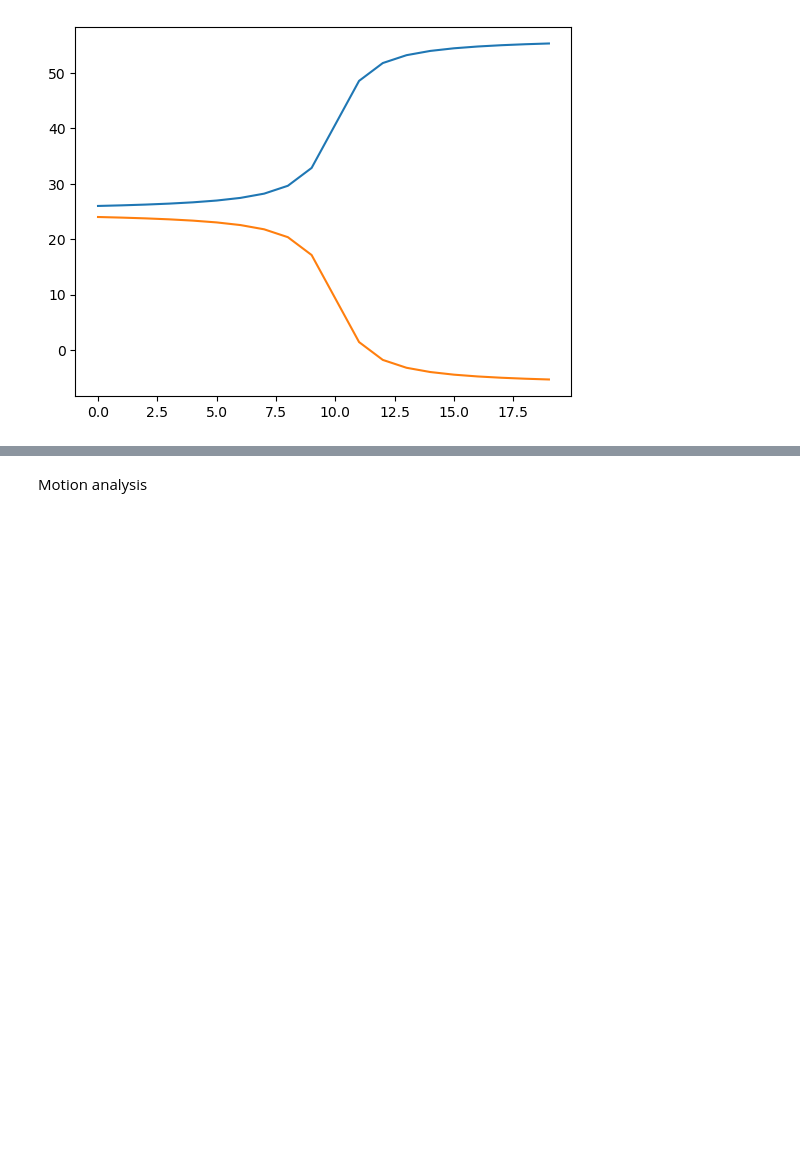
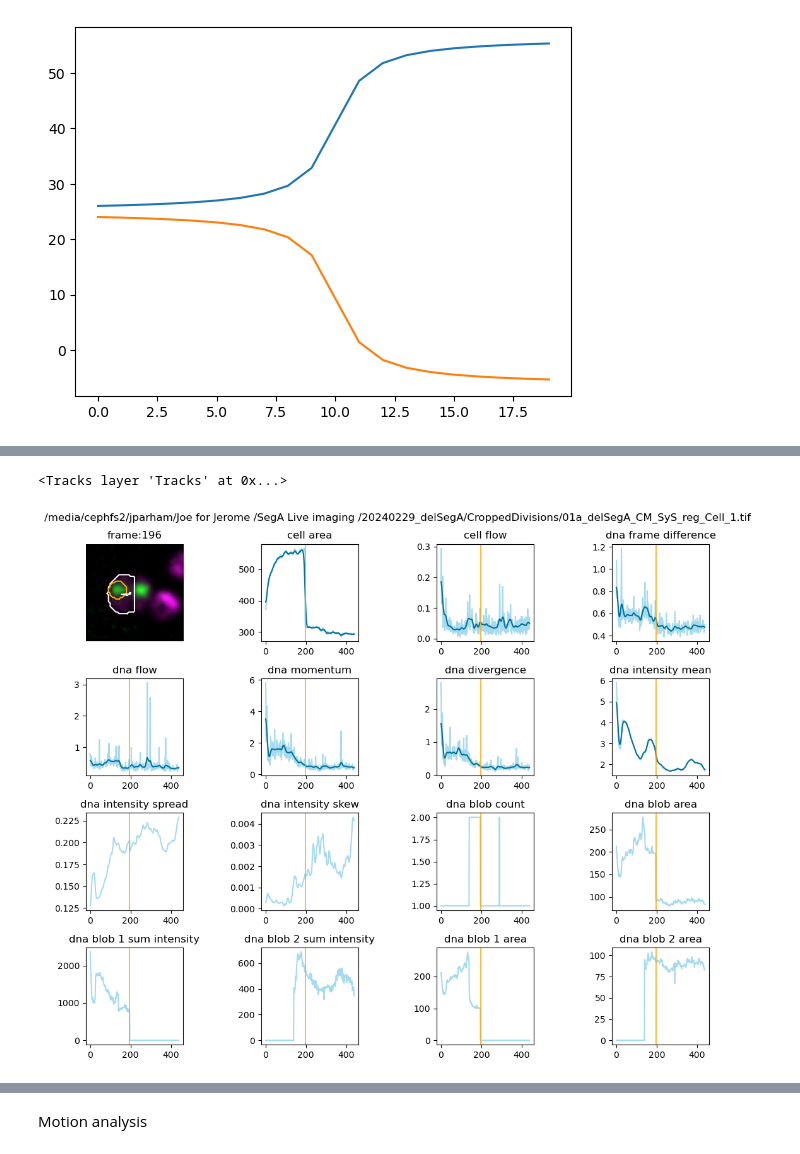
Before and after one commit to jboulanger/dna-movement-sufolobus, a Jupyter notebook: Test.ipynb, the cells around one changed output, grey strips where cells are left out. Drawn from its saved outputs; the diff is of its cells as text; code cells hidden in the pictures; blank space fills up the shorter version.

```diff
--- a/Test.ipynb
+++ b/Test.ipynb
@@ -45,0 +43,12 @@ Text(0.5, 1.0, '01a_delSegA_CM_SyS_reg_Cell_0')
+# %%
+import napari
+v = napari.view_image(pimg,channel_axis=1)
+v.add_labels(np.squeeze(cell_lbl))
+v.add_labels(np.squeeze(dna_lbl))
+v.add_tracks(cell_trj[['label', 'frame','centroid-0','centroid-1']])
+# %% [output]
+<Tracks layer 'Tracks' at 0x...>
+# %%
+mq.create_figure(index, filename, pimg, cell_lbl, cell_trj, cell_flow, dna_lbl, dna_trj, dna_flow, "auto")
+# %% [output]
+[figure, added]
```
Also changed, not shown: parts of 22 cells of this notebook, 2 other files.
